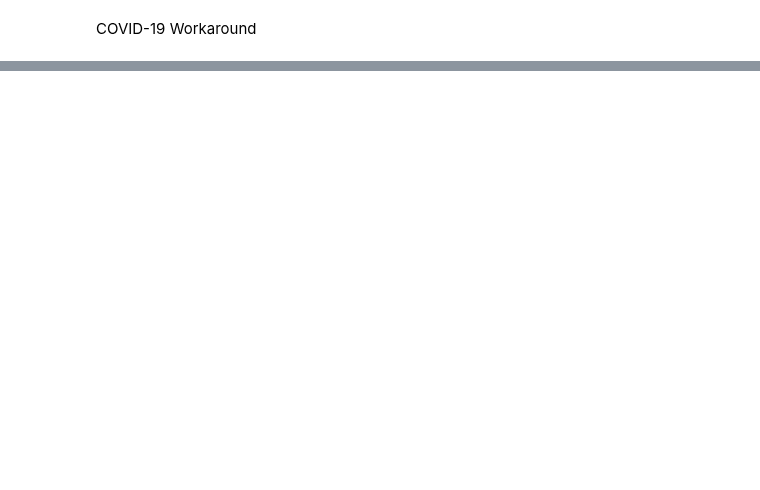
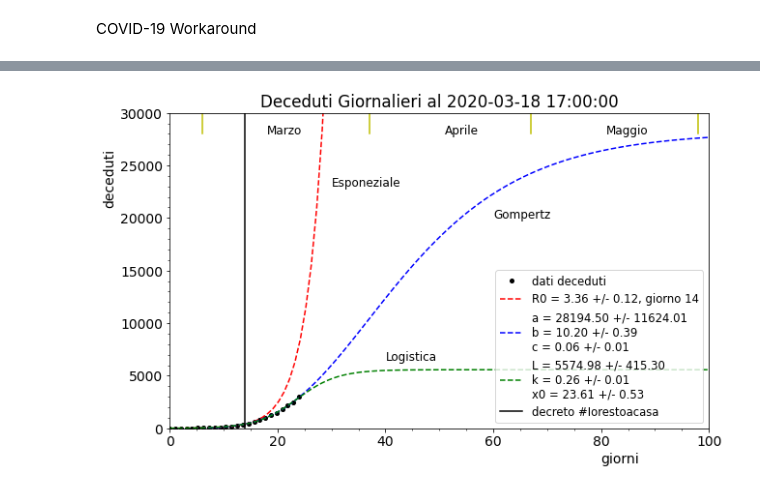
Before and after one commit to lorenzopaolucci/studenti, a Jupyter notebook: covid19.ipynb, the cells around one changed output, grey strips where cells are left out. Drawn from its saved outputs; the diff is of its cells as text; code cells hidden in the pictures; blank space fills up the shorter version.

```diff
--- a/covid19.ipynb
+++ b/covid19.ipynb
@@ -108,0 +158,33 @@ plt.show()
+# %%
+fig, ax = plt.subplots(figsize=(10,6))
+x = np.linspace(0, len(df['data']), len(df['data']))
+ax.plot(x, df['deceduti'], 'k.', markersize=8, label='dati deceduti')
+x=np.linspace(0,100,100)
+ax.plot(x, Exp(x, *popt_e), 'r--', label='R0 = {0:.2f} +/- {1:.2f}, giorno {2:d}'.format(popt_e[1], perr_e[1], max_exp_fit))
+ax.plot(x, Gompertz(x, *popt_g), 'b--', label='a = {0:.2f} +/- {1:.2f}\nb = {2:.2f} +/- {3:.2f} \
+\nc = {4:.2f} +/- {5:.2f}'.format(popt_g[0], perr_g[0], popt_g[1], perr_g[1], popt_g[2], perr_g[2]))
+ax.plot(x, Logistic(x, *popt_l), 'g--', label='L = {0:.2f} +/- {1:.2f}\nk = {2:.2f} +/- {3:.2f} \
+\nx0 = {4:.2f} +/- {5:.2f}'.format(popt_l[0], perr_l[0], popt_l[1], perr_l[1], popt_l[2], perr_l[2]))
+
+#ax.set_yscale('log')
+ax.set_xlim(0,100)
+ax.set_ylim(0,30000)
+ax.plot([14,14], [0,30000], 'k-', label='decreto #Iorestoacasa')
+ax.plot([6,6], [28000,30000], 'y-')
+ax.plot([6+31,6+31], [28000,30000], 'y-')
+ax.plot([6+31+30,6+31+30], [28000,30000], 'y-')
+ax.plot([6+31+30+31,6+31+30+31], [28000,30000], 'y-')
+ax.text(6+12, 28000, 'Marzo', fontsize=12)
+ax.text(6+45, 28000, 'Aprile', fontsize=12)
+ax.text(6+75, 28000, 'Maggio', fontsize=12)
+ax.text(30, 23000, 'Esponeziale', fontsize=12)
+ax.text(60, 20000, 'Gompertz', fontsize=12)
+ax.text(40, 6500, 'Logistica', fontsize=12)
+ax.legend(loc=4, prop={'size':'small'})
+ax.set_title('Deceduti Giornalieri al '+str(np.array(df['data'])[-1]))
+ax.set_xlabel('giorni', horizontalalignment = 'left', x=0.8)
+ax.set_ylabel('deceduti', horizontalalignment = 'left', y=0.7)
+plt.minorticks_on()
+plt.show()
+# %% [output]
+[figure, added]
```
Also changed, not shown: parts of 15 cells of this notebook.
